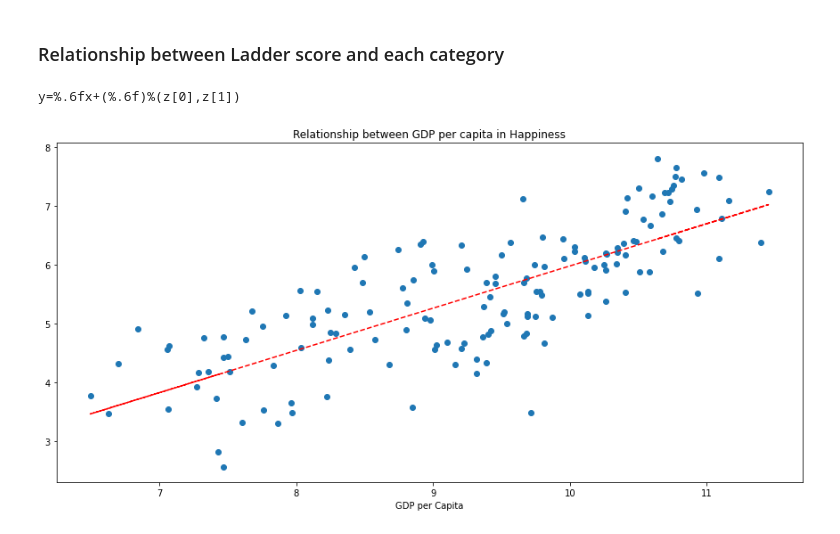
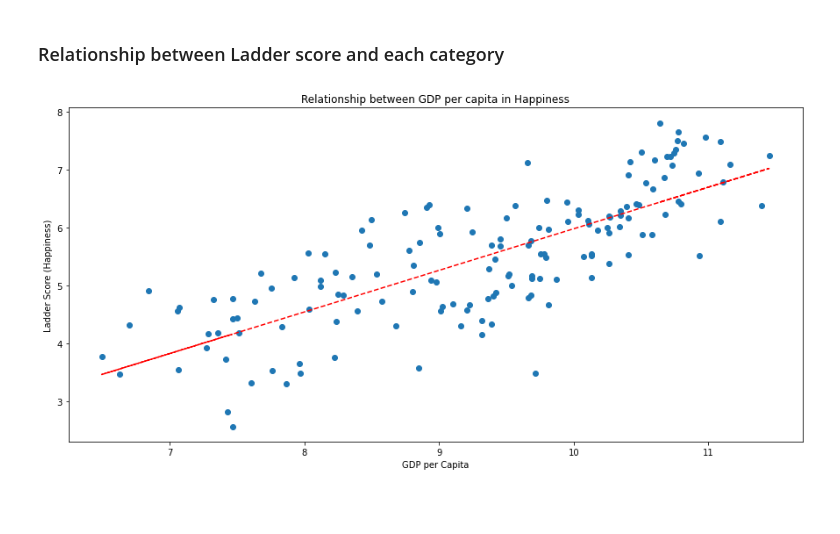
Before and after one commit to gianmillare/Living-in-Happiness, a Jupyter notebook: project.ipynb, the cells around one changed output. Saved outputs shown, nothing was run; the diff lists cells and outputs as text; code cells hidden in the pictures; blank space fills up the shorter version.

```diff
--- a/project.ipynb
+++ b/project.ipynb
@@ -295,22 +295,20 @@ toptenstats
 # %%
 # Ladder Score and GDP per capita
 ladderrel = whr['Ladder score']
 gdprel = whr['Logged GDP per capita']
 
 fig, ax = plt.subplots(figsize=(15,7))
 plt.scatter(gdprel, ladderrel)
 
 ax.set_title('Relationship between GDP per capita in Happiness')
 ax.set_xlabel('GDP per Capita')
+ax.set_ylabel('Ladder Score (Happiness)')
 
 # calc the trendline
 z = np.polyfit(gdprel, ladderrel, 1)
 p = np.poly1d(z)
 plt.plot(gdprel,p(gdprel),"r--")
-# the line equation:
-print(f"y=%.6fx+(%.6f)%(z[0],z[1])")
 
 plt.show()
 # %% [output]
-y=%.6fx+(%.6f)%(z[0],z[1])
-[figure, old version]
+[figure, new version]
```
Also changed, not shown: parts of 1 cell of this notebook.
